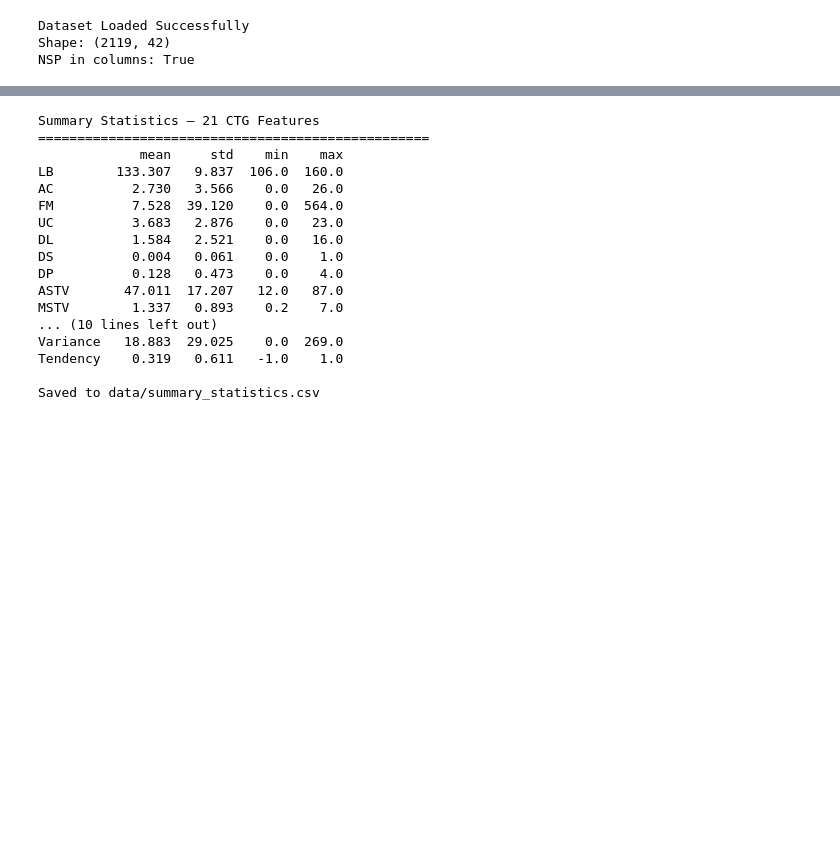
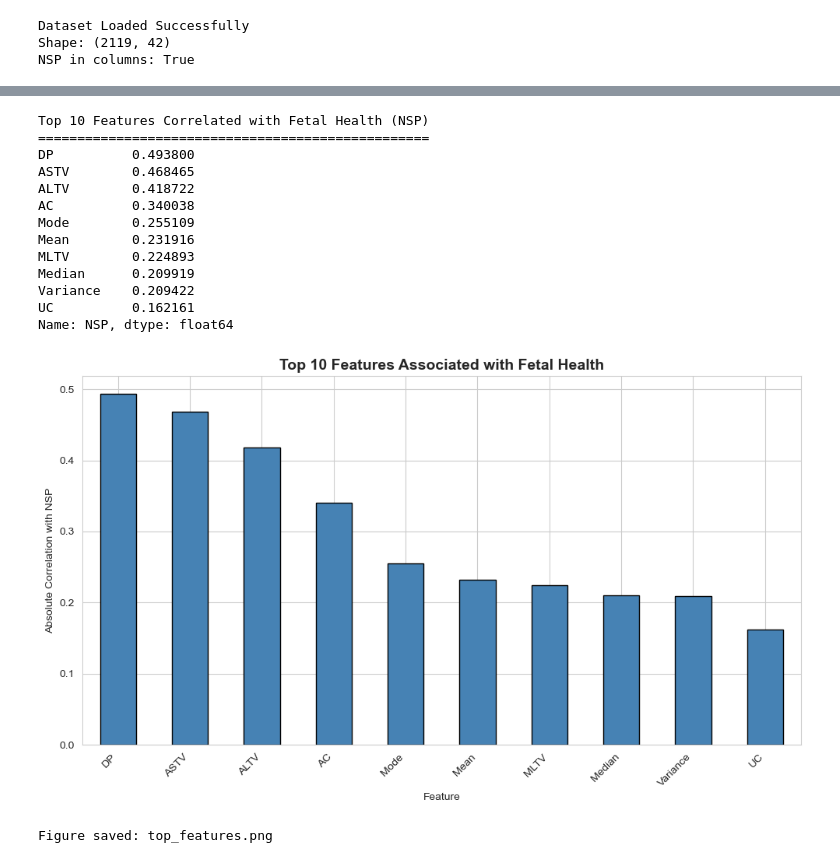
Before and after one commit to nikitakotadia/fetal-health-classification-group16, a Jupyter notebook: notebooks/01_eda.ipynb, the cells around one changed output, grey strips where cells are left out. Drawn from its saved outputs; the diff is of its cells as text; code cells hidden in the pictures; blank space fills up the shorter version.

```diff
--- a/notebooks/01_eda.ipynb
+++ b/notebooks/01_eda.ipynb
@@ -199,32 +303,39 @@ Figure saved: class_distribution.png
 # %%
-ctg_features = ['LB', 'AC', 'FM', 'UC', 'DL', 'DS', 'DP', 'ASTV', 'MSTV',
-                'ALTV', 'MLTV', 'Width', 'Min', 'Max', 'Nmax', 'Nzeros',
-                'Mode', 'Mean', 'Median', 'Variance', 'Tendency']
+# Fix duplicate NSP column
+df = df.loc[:, ~df.columns.duplicated()]
 
-summary_stats = df[ctg_features].describe().T[["mean", "std", "min", "max"]]
-summary_stats = summary_stats.round(3)
+corr_matrix = df[ctg_features + ["NSP"]].corr(numeric_only=True)
+nsp_corr = corr_matrix["NSP"].abs()
+nsp_corr = nsp_corr.drop("NSP")
+top_features = nsp_corr.nlargest(10)
 
-print("Summary Statistics — 21 CTG Features")
+print("Top 10 Features Correlated with Fetal Health (NSP)")
 print("="*50)
-print(summary_stats)
+print(top_features)
 
-summary_stats.to_csv("../data/summary_statistics.csv")
-print("\nSaved to data/summary_statistics.csv")
+plt.figure(figsize=(10, 6))
+top_features.plot(kind="bar", color="steelblue", edgecolor="black")
+plt.title("Top 10 Features Associated with Fetal Health", fontsize=14, fontweight="bold")
+plt.ylabel("Absolute Correlation with NSP")
+plt.xlabel("Feature")
+plt.xticks(rotation=45, ha="right")
+plt.tight_layout()
+plt.savefig("../figures/top_features.png", dpi=300, bbox_inches="tight")
+plt.show()
+print("Figure saved: top_features.png")
 # %% [output]
-Summary Statistics — 21 CTG Features
+Top 10 Features Correlated with Fetal Health (NSP)
 ==================================================
-             mean     std    min    max
-LB        133.307   9.837  106.0  160.0
-AC          2.730   3.566    0.0   26.0
-FM          7.528  39.120    0.0  564.0
-UC          3.683   2.876    0.0   23.0
-DL          1.584   2.521    0.0   16.0
-DS          0.004   0.061    0.0    1.0
-DP          0.128   0.473    0.0    4.0
-ASTV       47.011  17.207   12.0   87.0
-MSTV        1.337   0.893    0.2    7.0
-... (10 lines left out)
-Variance   18.883  29.025    0.0  269.0
-Tendency    0.319   0.611   -1.0    1.0
-
-Saved to data/summary_statistics.csv
+DP          0.493800
+ASTV        0.468465
+ALTV        0.418722
+AC          0.340038
+Mode        0.255109
+Mean        0.231916
+MLTV        0.224893
+Median      0.209919
+Variance    0.209422
+UC          0.162161
+Name: NSP, dtype: float64
+[figure, added]
+Figure saved: top_features.png
```
Also changed, not shown: parts of 21 cells of this notebook.
